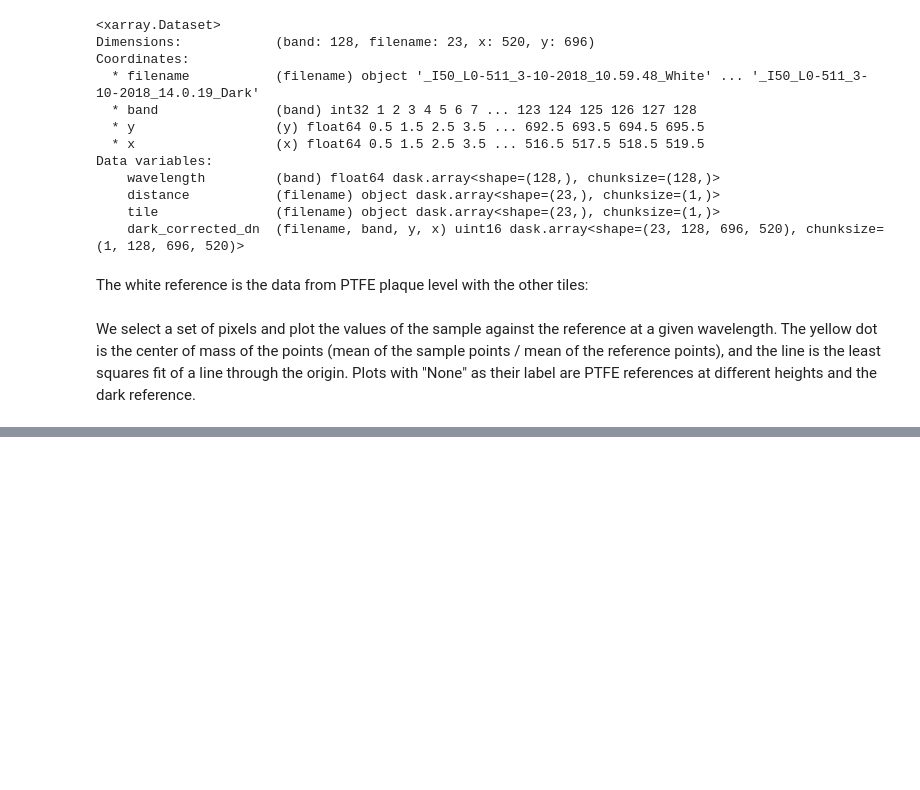
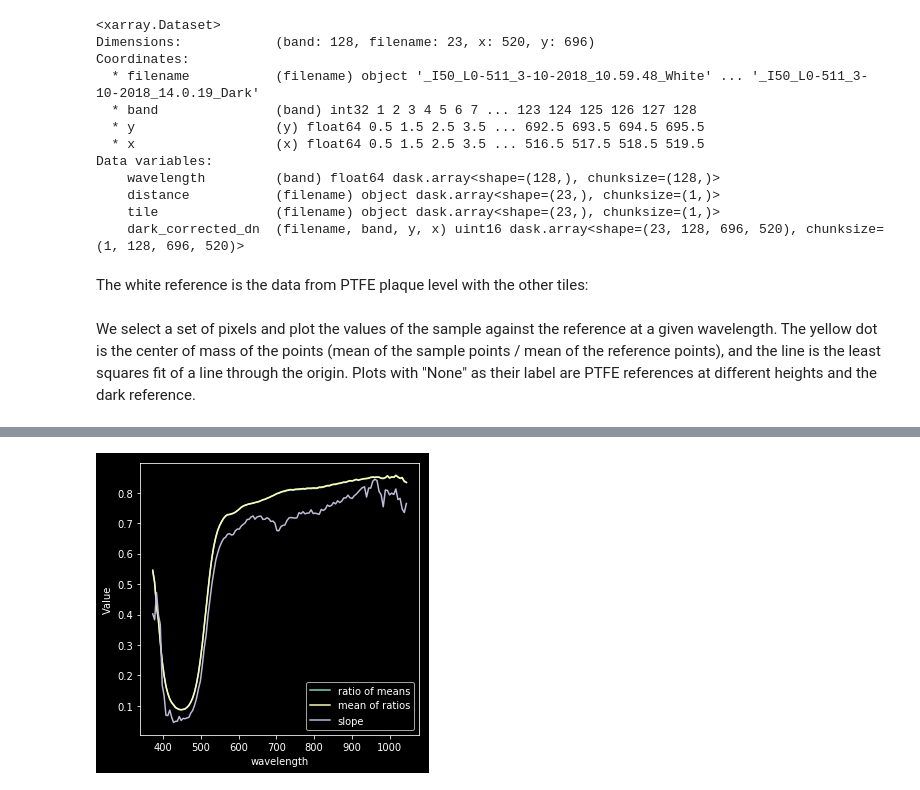
Before and after one commit to silmae/colortiles, a Jupyter notebook: Reflectances as fits.ipynb, the cells around one changed output, grey strips where cells are left out. Cells and saved outputs as stored; diff of their text form; code cells hidden in the pictures; blank space fills up the shorter version.

```diff
--- a/Reflectances as fits.ipynb
+++ b/Reflectances as fits.ipynb
@@ -143,0 +120,12 @@ Coordinates:
+# %%
+from radiometry import linear_regression
+
+def compute_Rs(ds):
+    signal = ds['dark_corrected_dn']
+    ref = ds['reference_dn']
+    ds['R_from_mean_dn'] = signal.groupby('band').mean() / ref.groupby('band').mean()
+    ds['mean_R'] = (signal / ref).groupby('band').mean()
+    ds = ds.merge(linear_regression(ds, 'reference_dn', 'dark_corrected_dn', 'band'))
+    return ds
+
+roi_fits_ds = dn_ds.isel(**roi).groupby('filename').apply(compute_Rs)
@@ -160,3 +172,14 @@ hv.DynamicMap(
 )
 # %% [output]
 [interactive output not drawn]
+# %%
+fig, ax = plt.subplots(ncols=1, figsize=(5,5))
+for v in ['R_from_mean_dn', 'mean_R', '', 'slope']:
+    roi_fits_ds.isel(filename=11).swap_dims({'band':'wavelength'})[v].plot.line(x='wavelength', ax=ax)
+ax.legend(['ratio of means', 'mean of ratios', 'slope'])
+ax.set_title('')
+ax.set_ylabel('Value')
+plt.savefig('R_comparison.png')
+plt.show()
+# %% [output]
+[figure, added]
```
Also changed, not shown: parts of 14 cells of this notebook.
